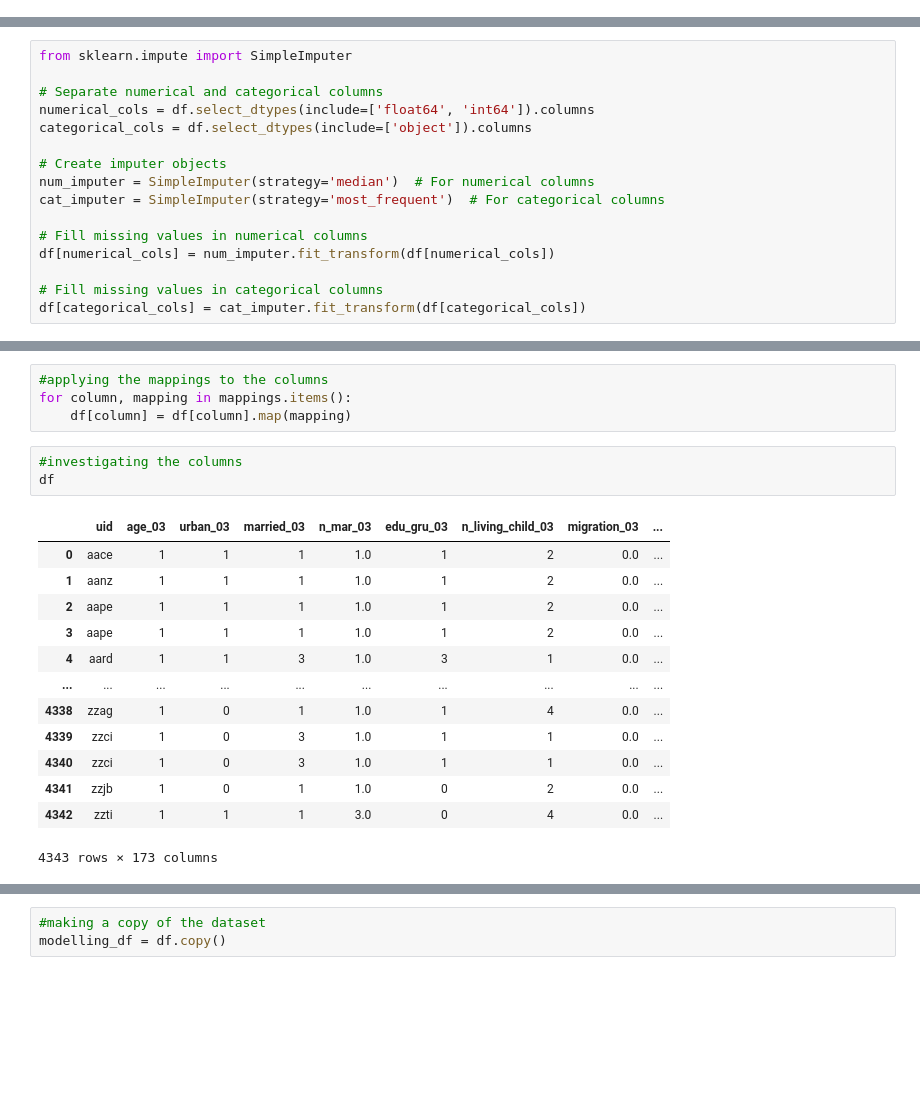
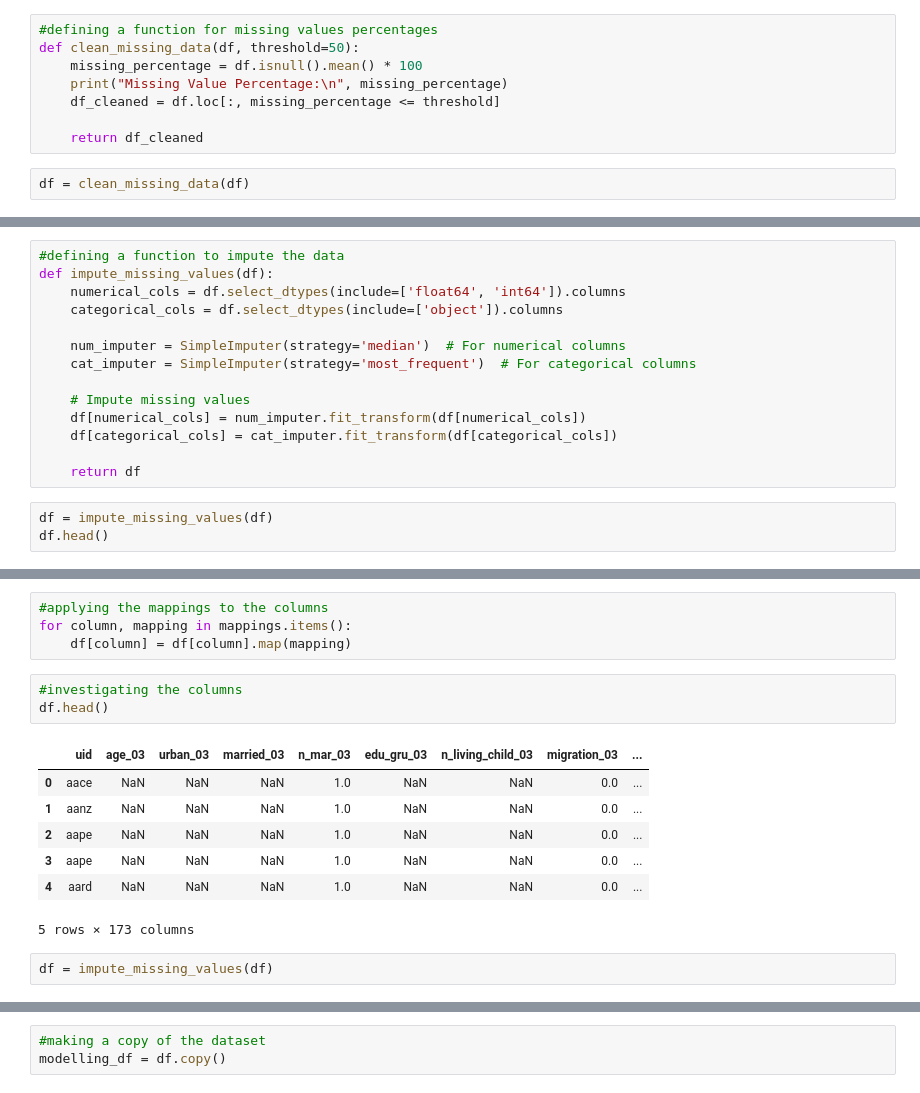
Before and after one commit to geomwangi007/Early-Detection-of-Alzheimer-s-Disease-and-Related-Dementias-Using-Social-Determinants-of-Health, a Jupyter notebook: IPNYBS/Mercy.ipynb, the cells around one changed output, grey strips where cells are left out. Cells and saved outputs as stored; diff of their text form; blank space fills up the shorter version.

Commit message:
defining functions

```diff
--- a/IPNYBS/Mercy.ipynb
+++ b/IPNYBS/Mercy.ipynb
@@ -454,0 +501,10 @@ Length: 186, dtype: float64
+# %%
+#defining a function for missing values percentages
+def clean_missing_data(df, threshold=50):
+    missing_percentage = df.isnull().mean() * 100
+    print("Missing Value Percentage:\n", missing_percentage)
+    df_cleaned = df.loc[:, missing_percentage <= threshold]
+
+    return df_cleaned
+# %%
+df = clean_missing_data(df)
@@ -459,16 +554,17 @@ df.shape
 # %%
-from sklearn.impute import SimpleImputer
+#defining a function to impute the data
+def impute_missing_values(df):
+    numerical_cols = df.select_dtypes(include=['float64', 'int64']).columns
+    categorical_cols = df.select_dtypes(include=['object']).columns
 
-# Separate numerical and categorical columns
-numerical_cols = df.select_dtypes(include=['float64', 'int64']).columns
-categorical_cols = df.select_dtypes(include=['object']).columns
+    num_imputer = SimpleImputer(strategy='median')  # For numerical columns
+    cat_imputer = SimpleImputer(strategy='most_frequent')  # For categorical columns
 
-# Create imputer objects
-num_imputer = SimpleImputer(strategy='median')  # For numerical columns
-cat_imputer = SimpleImputer(strategy='most_frequent')  # For categorical columns
+    # Impute missing values
+    df[numerical_cols] = num_imputer.fit_transform(df[numerical_cols])
+    df[categorical_cols] = cat_imputer.fit_transform(df[categorical_cols])
 
-# Fill missing values in numerical columns
-df[numerical_cols] = num_imputer.fit_transform(df[numerical_cols])
-
-# Fill missing values in categorical columns
-df[categorical_cols] = cat_imputer.fit_transform(df[categorical_cols])
+    return df
+# %%
+df = impute_missing_values(df)
+df.head()
@@ -737,18 +905,14 @@ for column, mapping in mappings.items():
     df[column] = df[column].map(mapping)
 # %%
 #investigating the columns
-df
+df.head()
 # %% [output]
 |  | uid | age_03 | urban_03 | married_03 | n_mar_03 | edu_gru_03 | n_living_child_03 | migration_03 | ... |
-| 0 | aace | 1 | 1 | 1 | 1.0 | 1 | 2 | 0.0 | ... |
-| 1 | aanz | 1 | 1 | 1 | 1.0 | 1 | 2 | 0.0 | ... |
-| 2 | aape | 1 | 1 | 1 | 1.0 | 1 | 2 | 0.0 | ... |
-| 3 | aape | 1 | 1 | 1 | 1.0 | 1 | 2 | 0.0 | ... |
-| 4 | aard | 1 | 1 | 3 | 1.0 | 3 | 1 | 0.0 | ... |
-| ... | ... | ... | ... | ... | ... | ... | ... | ... | ... |
-| 4338 | zzag | 1 | 0 | 1 | 1.0 | 1 | 4 | 0.0 | ... |
-| 4339 | zzci | 1 | 0 | 3 | 1.0 | 1 | 1 | 0.0 | ... |
-| 4340 | zzci | 1 | 0 | 3 | 1.0 | 1 | 1 | 0.0 | ... |
-| 4341 | zzjb | 1 | 0 | 1 | 1.0 | 0 | 2 | 0.0 | ... |
-| 4342 | zzti | 1 | 1 | 1 | 3.0 | 0 | 4 | 0.0 | ... |
+| 0 | aace | NaN | NaN | NaN | 1.0 | NaN | NaN | 0.0 | ... |
+| 1 | aanz | NaN | NaN | NaN | 1.0 | NaN | NaN | 0.0 | ... |
+| 2 | aape | NaN | NaN | NaN | 1.0 | NaN | NaN | 0.0 | ... |
+| 3 | aape | NaN | NaN | NaN | 1.0 | NaN | NaN | 0.0 | ... |
+| 4 | aard | NaN | NaN | NaN | 1.0 | NaN | NaN | 0.0 | ... |
-4343 rows × 173 columns
+5 rows × 173 columns
+# %%
+df = impute_missing_values(df)
```
Also changed, not shown: parts of 20 cells of this notebook.
